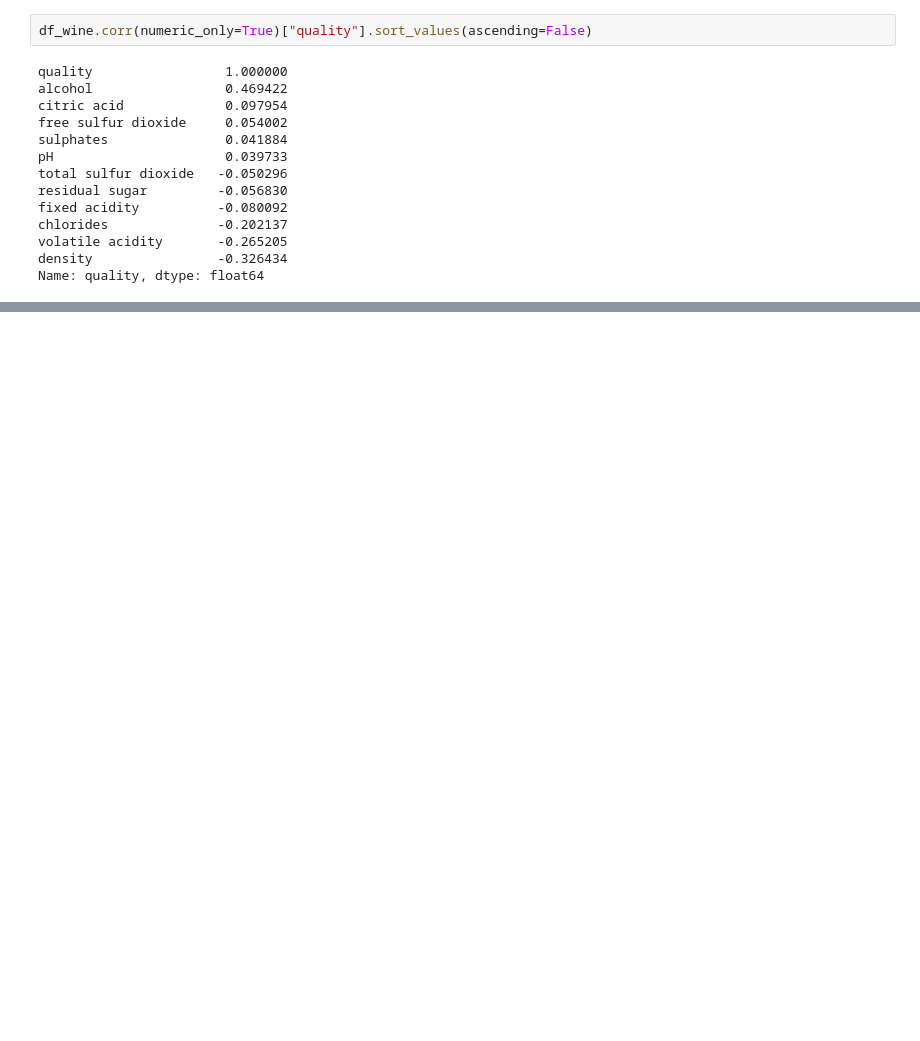
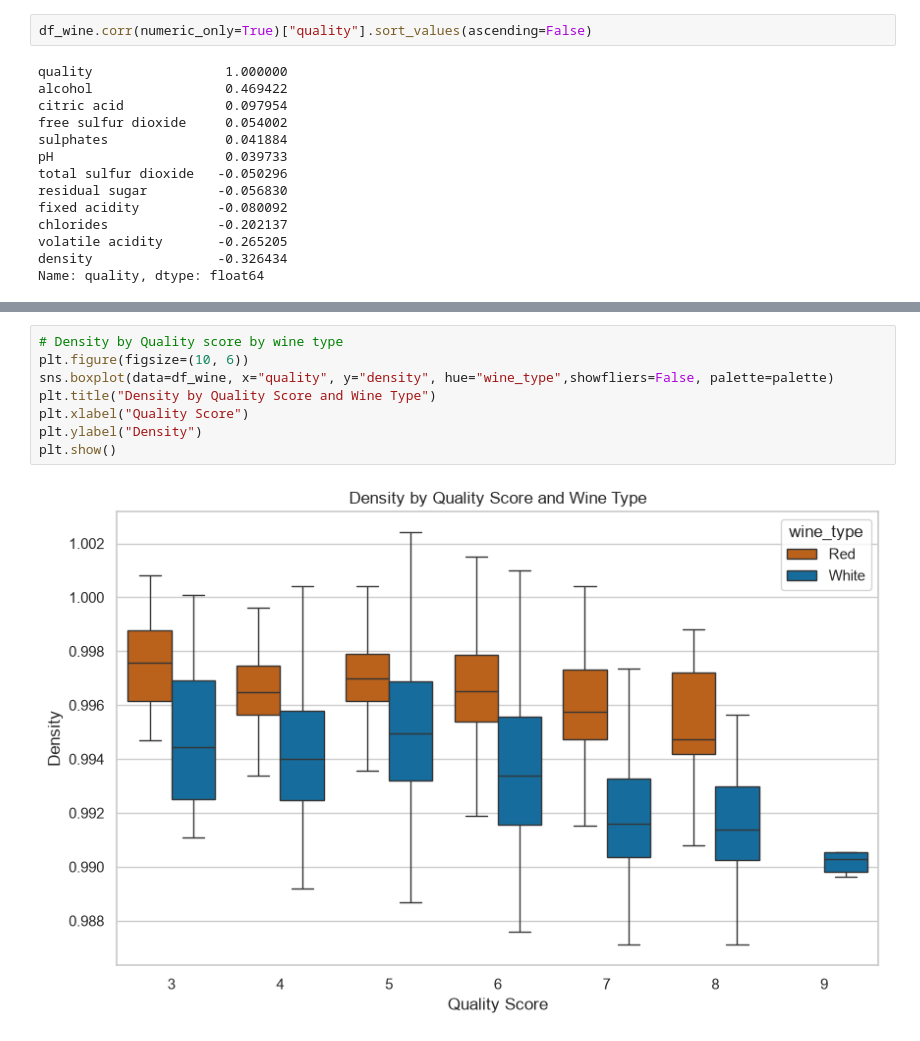
Before and after one commit to Shehzaad-S/ai-programming-foundations-project, a Jupyter notebook: notebooks/data_workflow.ipynb, the cells around one changed output, grey strips where cells are left out. Drawn from its saved outputs; the diff is of its cells as text; blank space fills up the shorter version.

```diff
--- a/notebooks/data_workflow.ipynb
+++ b/notebooks/data_workflow.ipynb
@@ -332,0 +393,10 @@ Name: quality, dtype: float64
+# %%
+# Density by Quality score by wine type
+plt.figure(figsize=(10, 6))
+sns.boxplot(data=df_wine, x="quality", y="density", hue="wine_type",showfliers=False, palette=palette)
+plt.title("Density by Quality Score and Wine Type")
+plt.xlabel("Quality Score")
+plt.ylabel("Density")
+plt.show()
+# %% [output]
+[figure, added]
```
Also changed, not shown: parts of 15 cells of this notebook.
